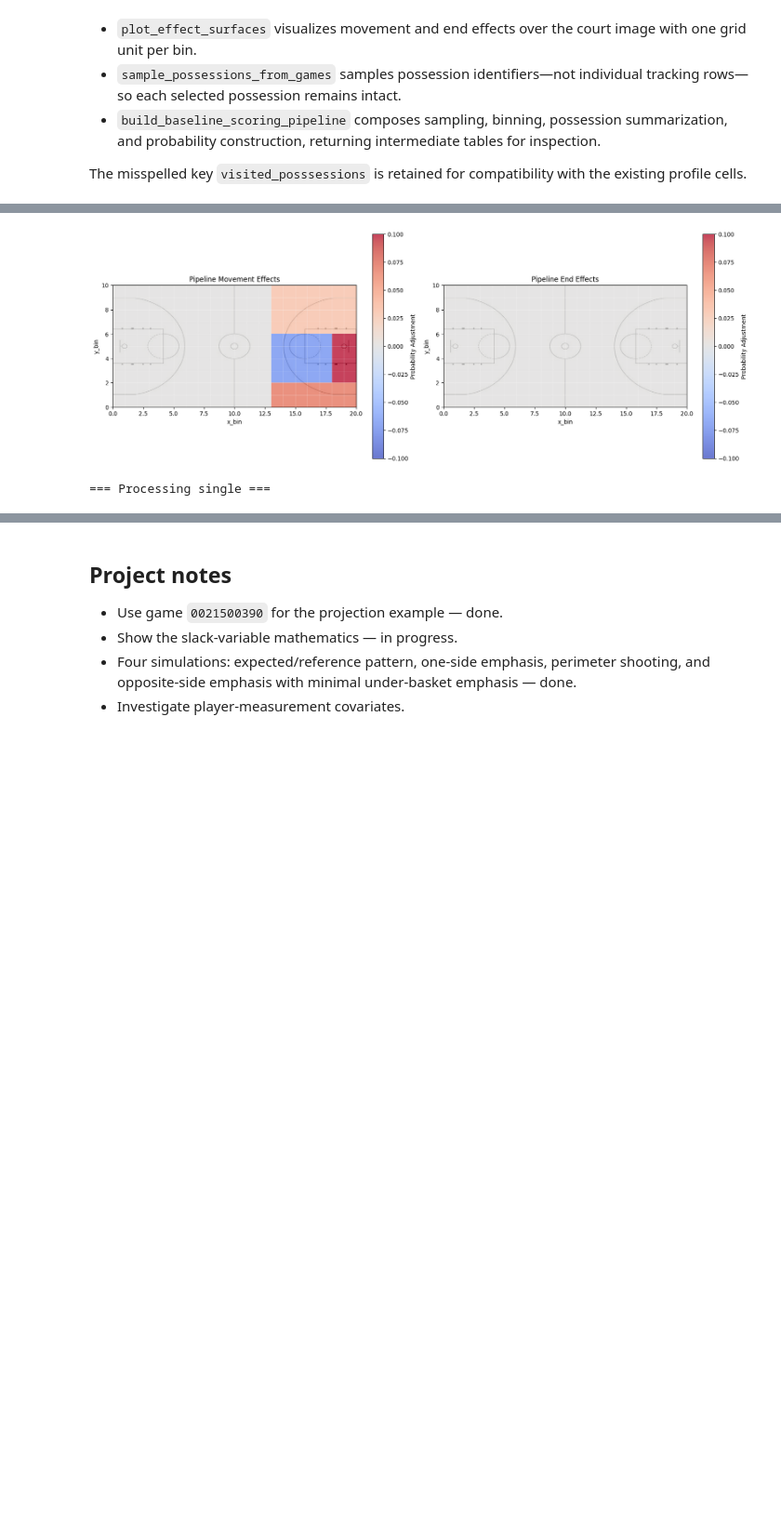
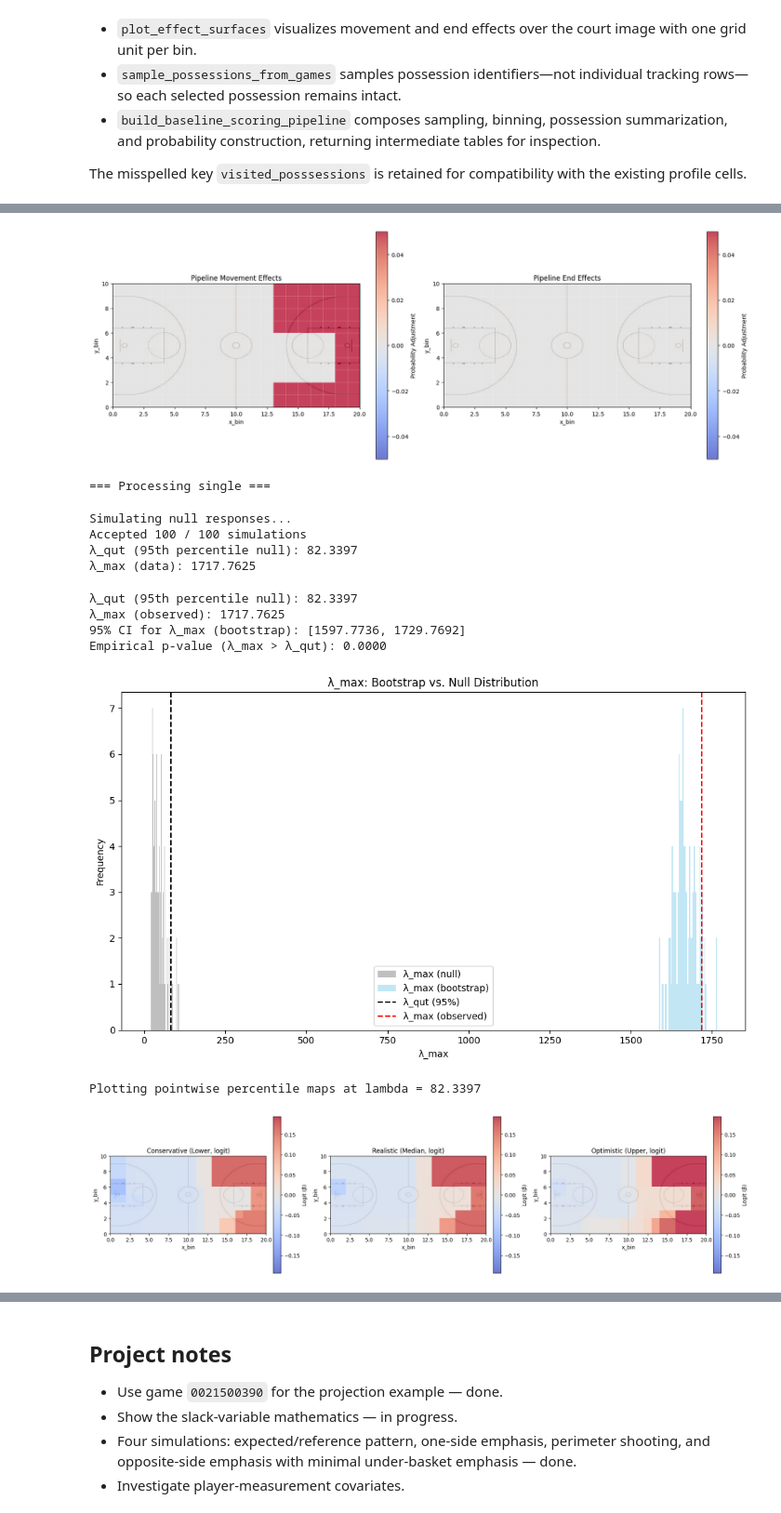
Before and after one commit to Channertheman/NBA_Analysis, a Jupyter notebook: Simulation_construction.ipynb, the cells around one changed output, grey strips where cells are left out. Shown at 93% size. Drawn from its saved outputs; the diff is of its cells as text; code cells hidden in the pictures; blank space fills up the shorter version.

Commit message:
Further debugging, profile testing

```diff
--- a/Simulation_construction.ipynb
+++ b/Simulation_construction.ipynb
@@ -536,14 +536,15 @@ train_set = [21500649, 21500390, 21500188, 21500355, 21500057, 21500009]
 pipeline_movement_effects = np.zeros((x_bins, y_bins))
 pipeline_end_effects = np.zeros((x_bins, y_bins))
 
-pipeline_movement_effects[10:18, 0:3] = .07
-pipeline_movement_effects[18:20, 0:3] = .07
-pipeline_movement_effects[10:20, 6] = .03
-pipeline_movement_effects[10:20, 7:10] = .03
-pipeline_movement_effects[18:20, 2:6] = .10
-pipeline_movement_effects[10:18, 2:6] = -.07
-pipeline_movement_effects[10:12, 6:8] = -.07
+pipeline_movement_effects[10:18, 0:3] = .05
+pipeline_movement_effects[18:20, 0:3] = .05
+pipeline_movement_effects[18:20, 6] = .05
+pipeline_movement_effects[10:20, 6:10] = .05
+pipeline_movement_effects[18:20, 2:6] = .05
+pipeline_movement_effects[10:18, 2:6] = 0
+pipeline_movement_effects[10:12, 6:8] = 0
 pipeline_movement_effects[10:13, :] = 0
+pipeline_movement_effects[18:20, 2:4] = .05
 
 plot_effect_surfaces(pipeline_movement_effects, pipeline_end_effects, title_prefix="Pipeline")
 
@@ -552,7 +553,7 @@ plot_effect_surfaces(pipeline_movement_effects, pipeline_end_effects, title_pref
 pipeline_results = build_baseline_scoring_pipeline(
     pipeline_input_df,
     train_games=train_set,
-    n_possessions=100,
+    n_possessions=500,
     movement_effects=pipeline_movement_effects,
     end_effects=pipeline_end_effects,
     baseline_probability=0.30,
@@ -574,42 +575,60 @@ baseline_scoring_probabilities["simulated_out"] = pipeline_rng.binomial(n=1, p=b
 
 pipeline_simulated_scoring = baseline_scoring_probabilities[possession_cols + ["simulated_out"]]
 pipeline_qut_movement = pipeline_qut_movement.merge(
     pipeline_simulated_scoring,
     on=possession_cols,
     how="left",
 )
-# Retain the observed label for auditing, then present the simulated label to QUT.
-pipeline_qut_movement["original_scored"] = pipeline_qut_movement["scored"]
+# Present the simulated label to QUT and discard columns its grid builder does not use.
 pipeline_qut_movement["scored"] = pipeline_qut_movement["simulated_out"]
+pipeline_qut_movement = pipeline_qut_movement[
+    ["possession_number", "x_bin", "y_bin", "scored"]
+].copy()
 
-pipeline_n_bootstraps = 50
-pipeline_mc_null = 50
+pipeline_n_bootstraps = 100
+pipeline_mc_null = 100
 pipeline_alpha = 0.05
+
+# Release the previous profile before evaluating the next expensive call.
+if "pipeline_qut_results" in globals():
+    del pipeline_qut_results
+gc.collect()
+plt.close("all")
 
 # Recover a TV-regularized spatial profile and quantify lambda uncertainty.
 pipeline_qut_results = analyze_tv_logistic_single_game(
     pipeline_qut_movement,
     game_id=None,
     n_bootstraps=pipeline_n_bootstraps,
-    n_possessions=2500,
-    samples_per_possession=200,
+    n_possessions=10000,
+    samples_per_possession=250,
     min_samples_required=100,
     mc_null=pipeline_mc_null,
     alpha=pipeline_alpha,
     court_image_path="court.jpg",
     show_progress=True,
-    plot_beta_summary=True,
     plot_pointwise_maps=True,
     plot_lambda_distributions=True,
     seed=pipeline_seed,
 )
 
 # display(pipeline_qut_movement)
 
 # display(baseline_scoring_probabilities)
 # %% [output]
-[figure, old version]
+[figure, new version]
 === Processing single ===
+Simulating null responses...
+Accepted 100 / 100 simulations
+λ_qut (95th percentile null): 82.3397
+λ_max (data): 1717.7625
+λ_qut (95th percentile null): 82.3397
+λ_max (observed): 1717.7625
+95% CI for λ_max (bootstrap): [1597.7736, 1729.7692]
+Empirical p-value (λ_max > λ_qut): 0.0000
+[figure, added]
+Plotting pointwise percentile maps at lambda = 82.3397
+[figure, added]
 # %%
 # Profile 2 (seed 43): emphasize the high-y side of the offensive half.
 pipeline_seed = 43
```
Also changed, not shown: parts of 6 cells of this notebook, 2 other files.
